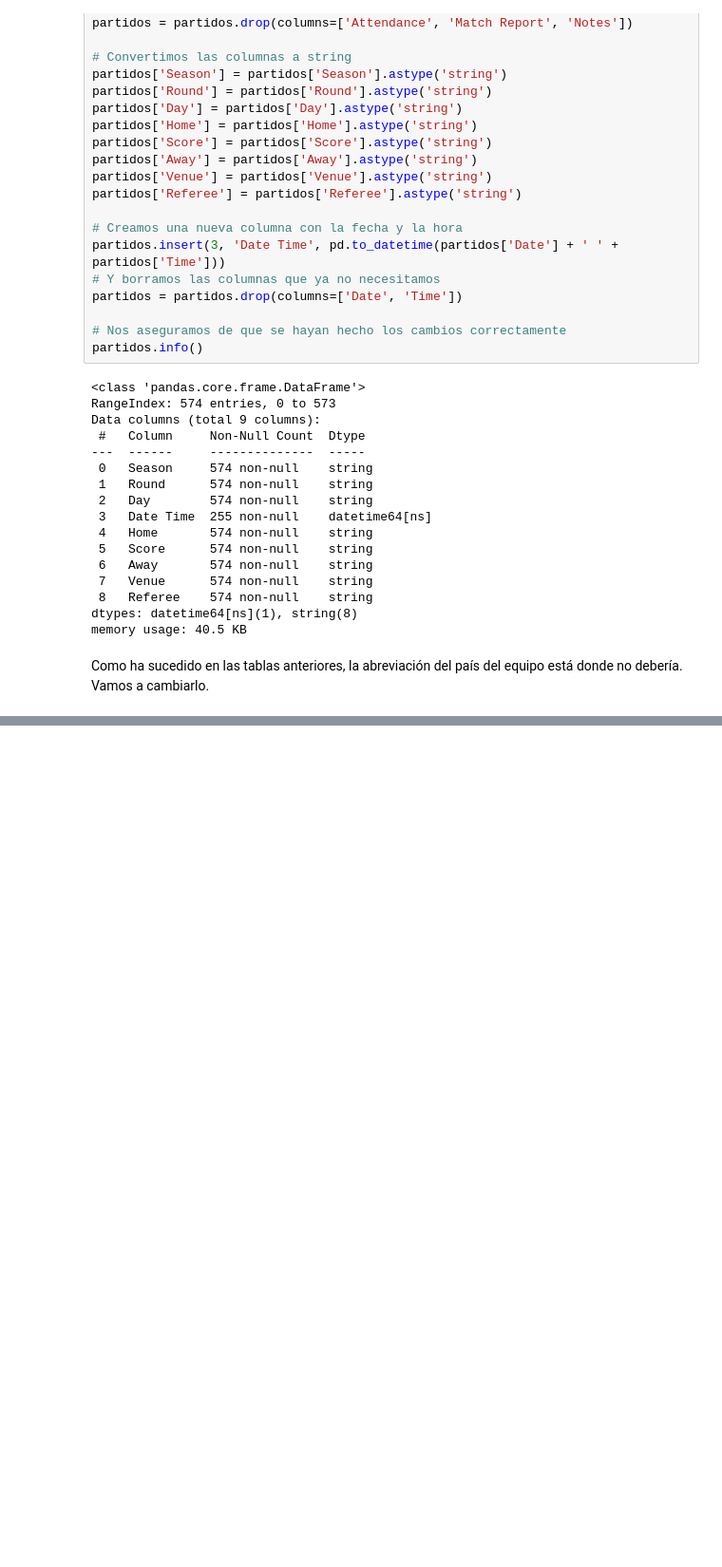
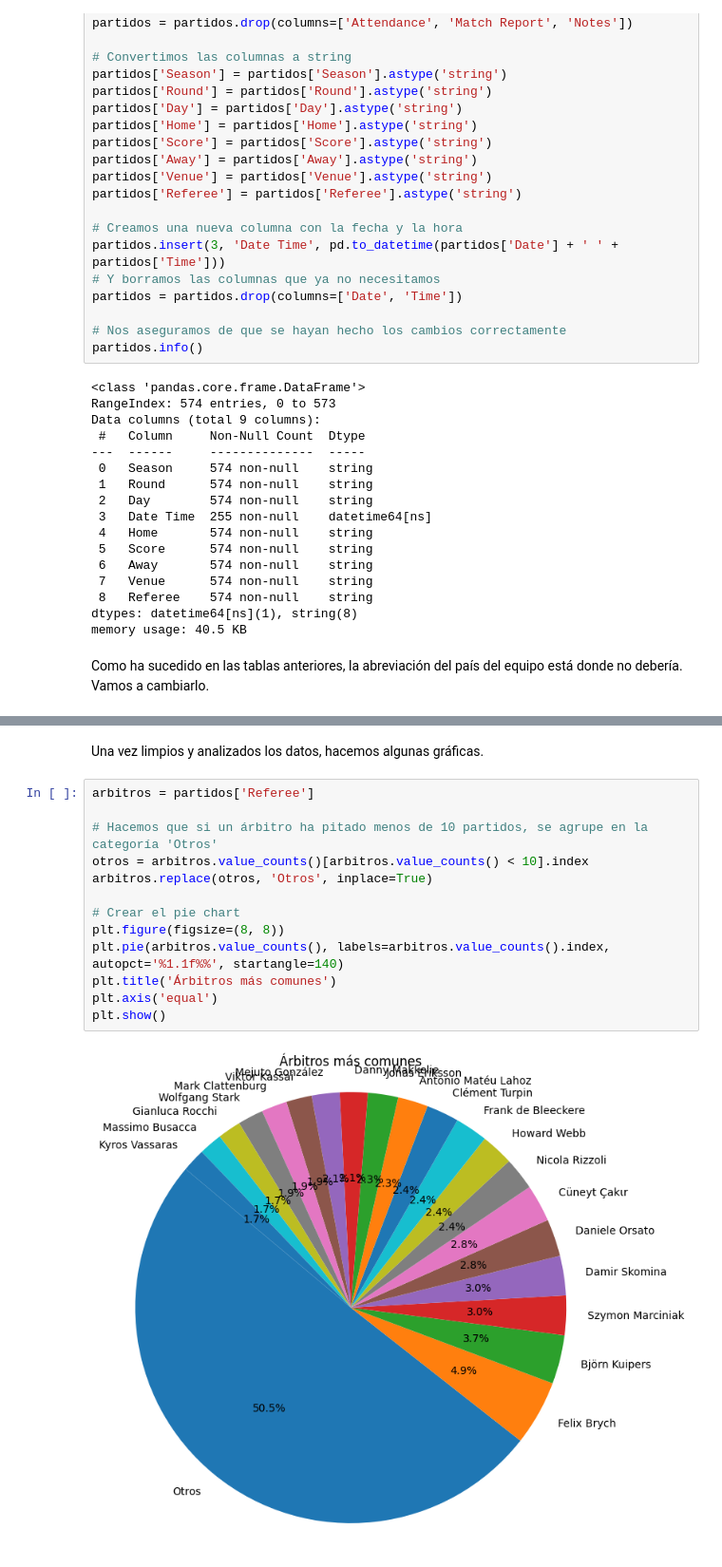
Before and after one commit to lauralardies/uefa_analisis, a Jupyter notebook: UEFA/analisis/limpieza.ipynb, the cells around one changed output, grey strips where cells are left out. Shown at 95% size. Saved outputs shown, nothing was run; the diff lists cells and outputs as text; blank space fills up the shorter version.

Commit message:
gráficas

```diff
--- a/UEFA/analisis/limpieza.ipynb
+++ b/UEFA/analisis/limpieza.ipynb
@@ -635,3 +635,20 @@ partidos.head()
 | 2 | 2022-2023 | Round of 16 | Wed | 2023-02-15 21:00:00 | Club Brugge | Bélgica | 0–2 | Portugal | Benfica | ... |
 | 3 | 2022-2023 | Round of 16 | Wed | 2023-02-15 21:00:00 | Dortmund | Alemania | 1–0 | Inglaterra | Chelsea | ... |
 | 4 | 2022-2023 | Round of 16 | Tue | 2023-02-21 20:00:00 | Liverpool | Inglaterra | 2–5 | España | Real Madrid | ... |
+# %% [markdown]
+Una vez limpios y analizados los datos, hacemos algunas gráficas.
+# %%
+arbitros = partidos['Referee']
+
+# Hacemos que si un árbitro ha pitado menos de 10 partidos, se agrupe en la categoría 'Otros'
+otros = arbitros.value_counts()[arbitros.value_counts() < 10].index
+arbitros.replace(otros, 'Otros', inplace=True)
+
+# Crear el pie chart
+plt.figure(figsize=(8, 8))
+plt.pie(arbitros.value_counts(), labels=arbitros.value_counts().index, autopct='%1.1f%%', startangle=140)
+plt.title('Árbitros más comunes')
+plt.axis('equal')
+plt.show()
+# %% [output]
+[figure, added]
```
